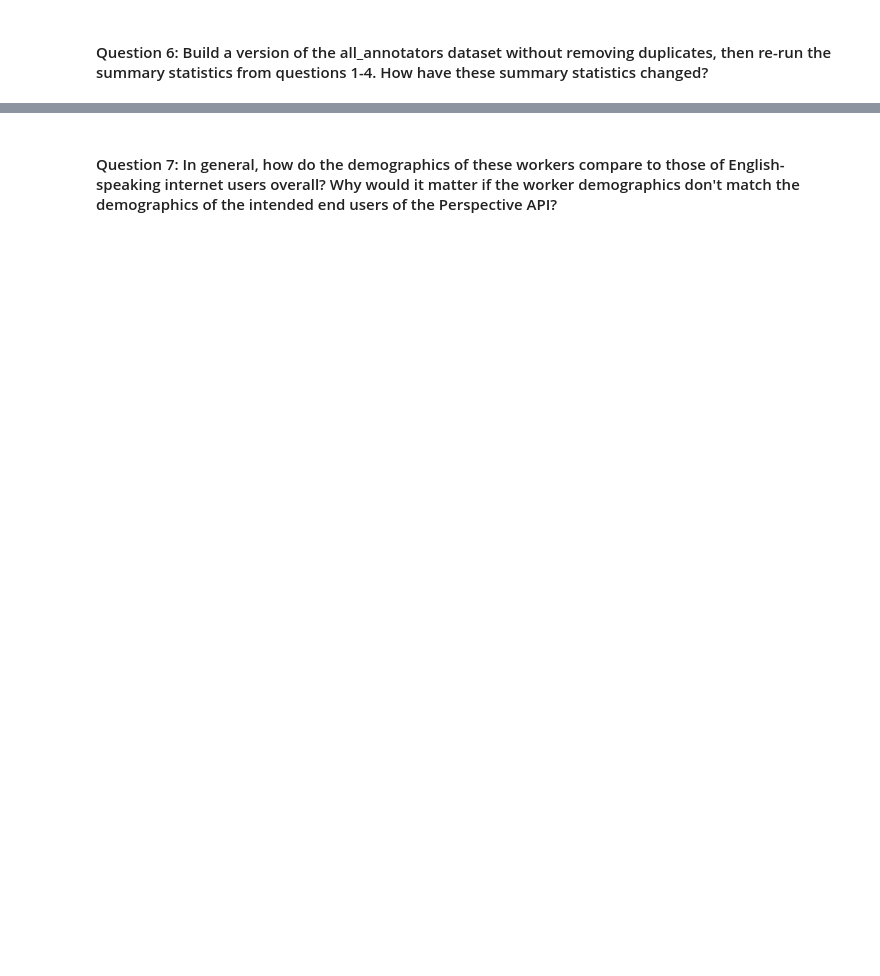
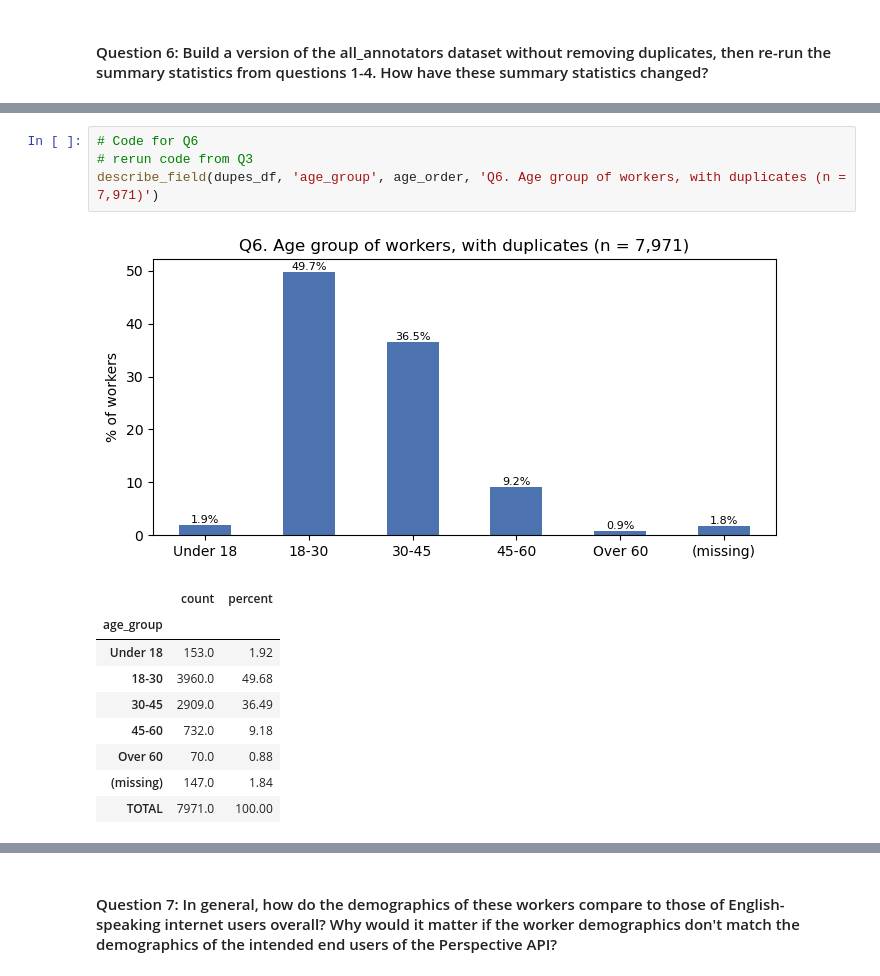
Before and after one commit to AnayGokarn/hcde-410, a Jupyter notebook: A2/hcde410-a2.ipynb, the cells around one changed output, grey strips where cells are left out. Saved outputs shown, nothing was run; the diff lists cells and outputs as text; blank space fills up the shorter version.

```diff
--- a/A2/hcde410-a2.ipynb
+++ b/A2/hcde410-a2.ipynb
@@ -583,0 +673,15 @@ enter
+# %%
+# Code for Q6
+# rerun code from Q3
+describe_field(dupes_df, 'age_group', age_order, 'Q6. Age group of workers, with duplicates (n = 7,971)')
+# %% [output]
+[figure, added]
+|  | count | percent |
+| age_group |  |  |
+| Under 18 | 153.0 | 1.92 |
+| 18-30 | 3960.0 | 49.68 |
+| 30-45 | 2909.0 | 36.49 |
+| 45-60 | 732.0 | 9.18 |
+| Over 60 | 70.0 | 0.88 |
+| (missing) | 147.0 | 1.84 |
+| TOTAL | 7971.0 | 100.00 |
```
Also changed, not shown: parts of 40 cells of this notebook.
